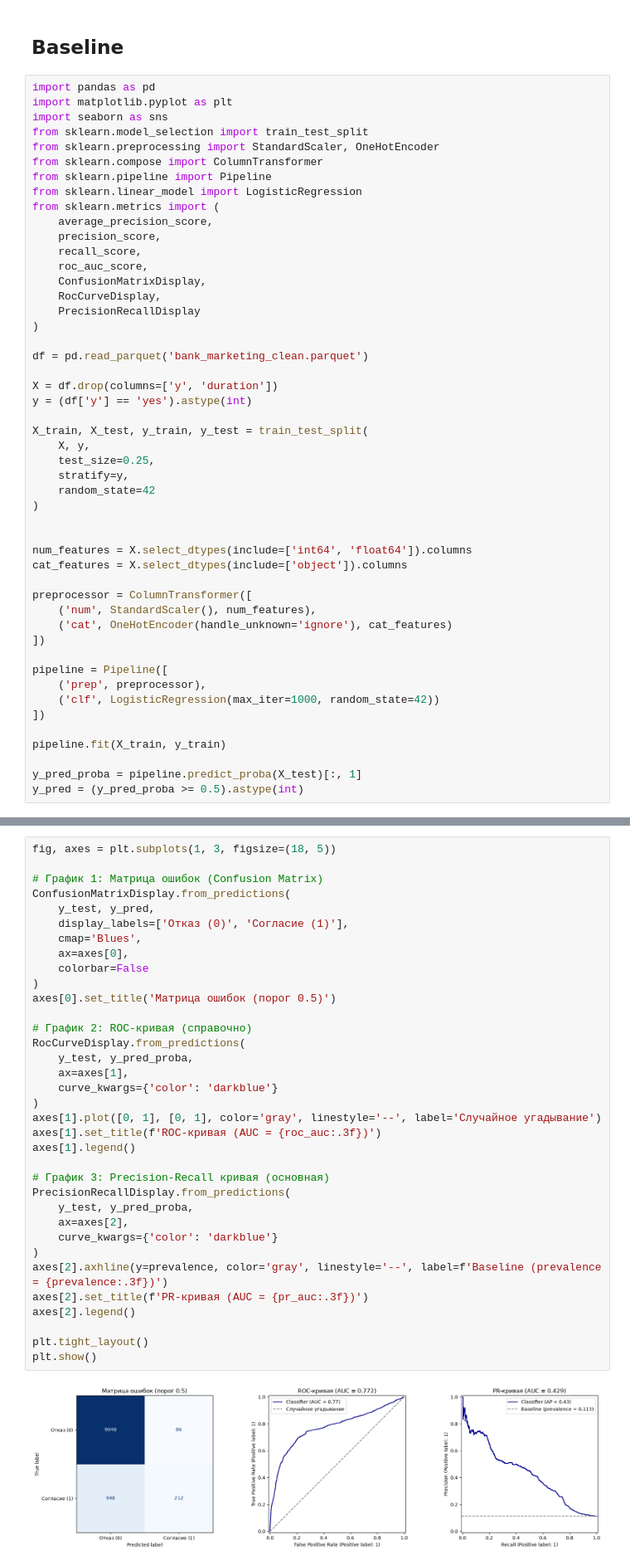
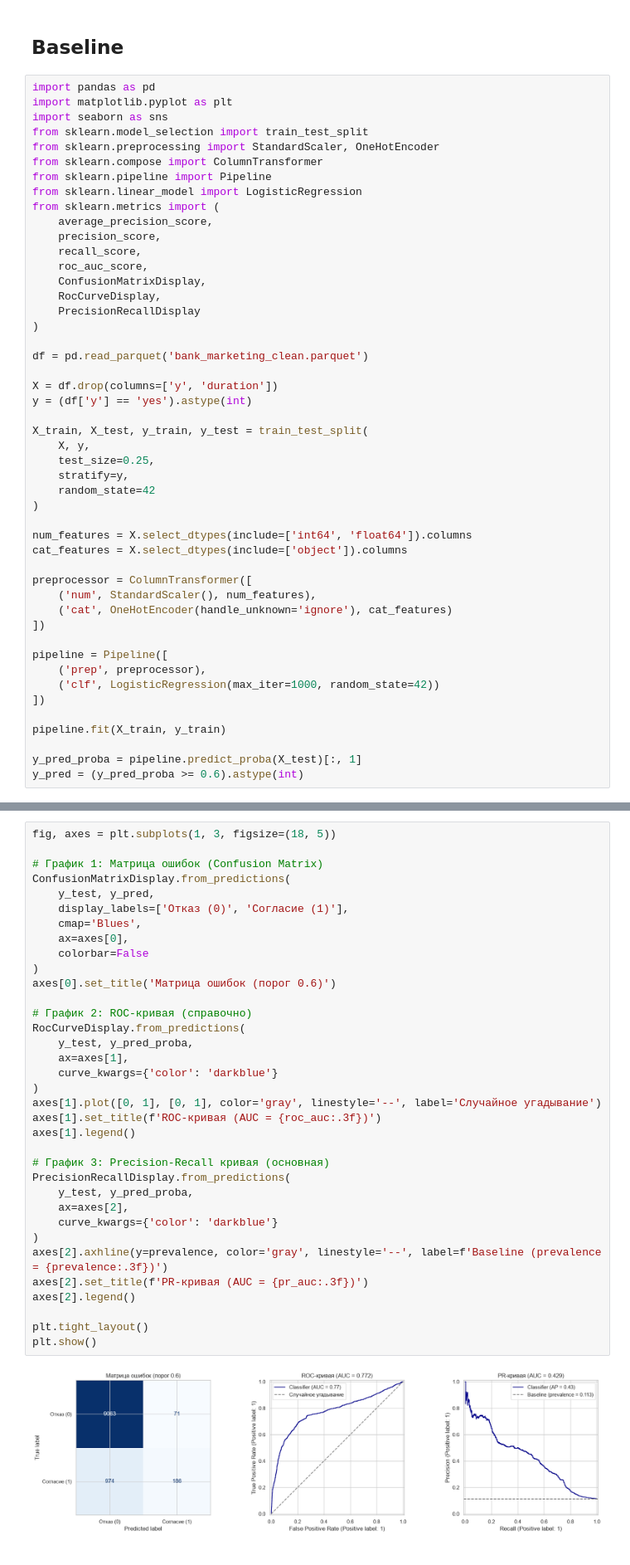
Before and after one commit to KgAmerlion/project_practice_team_1, a Jupyter notebook: solution_v1.ipynb, the cells around one changed output, grey strips where cells are left out. Shown at 83% size. Drawn from its saved outputs; the diff is of its cells as text.

```diff
--- a/solution_v1.ipynb
+++ b/solution_v1.ipynb
@@ -1447,7 +1447,6 @@ X_train, X_test, y_train, y_test = train_test_split(
     random_state=42
 )
 
-
 num_features = X.select_dtypes(include=['int64', 'float64']).columns
 cat_features = X.select_dtypes(include=['object']).columns
 
@@ -1464,7 +1463,7 @@ pipeline = Pipeline([
 pipeline.fit(X_train, y_train)
 
 y_pred_proba = pipeline.predict_proba(X_test)[:, 1]
-y_pred = (y_pred_proba >= 0.5).astype(int)
+y_pred = (y_pred_proba >= 0.6).astype(int)
 # %%
 pr_auc = average_precision_score(y_test, y_pred_proba)
 roc_auc = roc_auc_score(y_test, y_pred_proba)
@@ -1487,34 +1486,34 @@ ConfusionMatrixDisplay.from_predictions(
     y_test, y_pred,
     display_labels=['Отказ (0)', 'Согласие (1)'],
     cmap='Blues',
     ax=axes[0],
     colorbar=False
 )
-axes[0].set_title('Матрица ошибок (порог 0.5)')
+axes[0].set_title('Матрица ошибок (порог 0.6)')
 
 # График 2: ROC-кривая (справочно)
 RocCurveDisplay.from_predictions(
     y_test, y_pred_proba,
     ax=axes[1],
     curve_kwargs={'color': 'darkblue'}
 )
 axes[1].plot([0, 1], [0, 1], color='gray', linestyle='--', label='Случайное угадывание')
 axes[1].set_title(f'ROC-кривая (AUC = {roc_auc:.3f})')
 axes[1].legend()
 
 # График 3: Precision-Recall кривая (основная)
 PrecisionRecallDisplay.from_predictions(
     y_test, y_pred_proba,
     ax=axes[2],
     curve_kwargs={'color': 'darkblue'}
 )
 axes[2].axhline(y=prevalence, color='gray', linestyle='--', label=f'Baseline (prevalence = {prevalence:.3f})')
 axes[2].set_title(f'PR-кривая (AUC = {pr_auc:.3f})')
 axes[2].legend()
 
 plt.tight_layout()
 plt.show()
 # %% [output]
-[figure, old version]
+[figure, new version]
 # %% [markdown]
 ## Feature Engeneering
```
Also changed, not shown: parts of 16 cells of this notebook, 2 other files.
